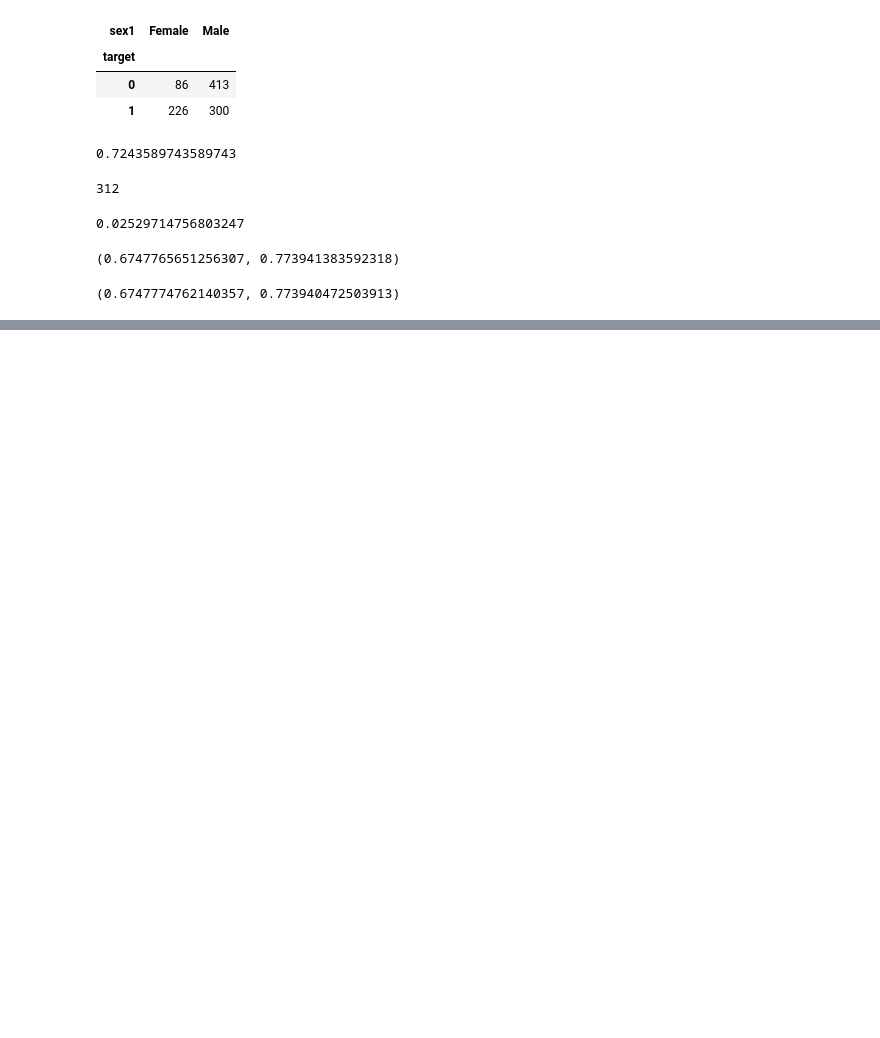
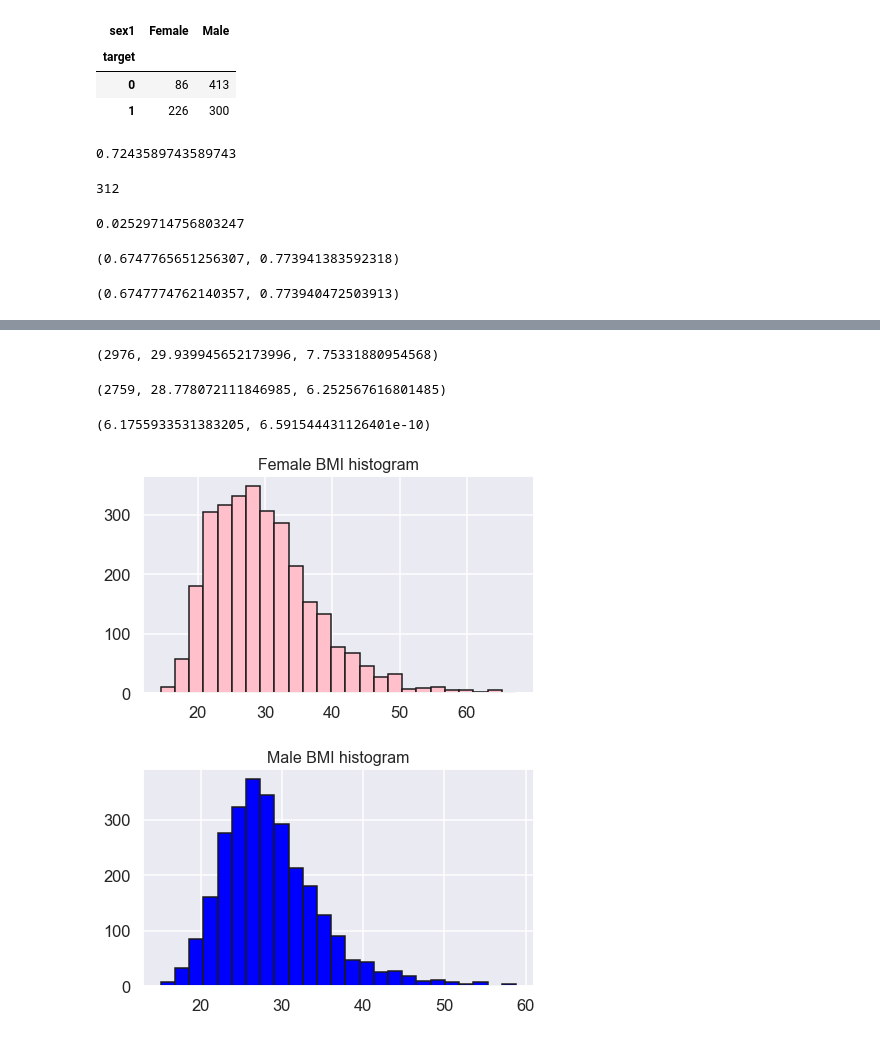
Before and after one commit to anantaw81/PYTHN-DataScience, a Jupyter notebook: Resume_Sesi10_InferentialStatistics/practice.ipynb, the cells around one changed output, grey strips where cells are left out. Cells and saved outputs as stored; diff of their text form; code cells hidden in the pictures; blank space fills up the shorter version.

```diff
--- a/Resume_Sesi10_InferentialStatistics/practice.ipynb
+++ b/Resume_Sesi10_InferentialStatistics/practice.ipynb
@@ -178,0 +358,4 @@ sm.stats.proportion_confint(n * p_fm, n)
+# %%
+url = "https://raw.githubusercontent.com/ardhiraka/PFDS_sources/master/nhanes_2015_2016.csv"
+da = pd.read_csv(url)
+da.head()
@@ -178,0 +370,36 @@ sm.stats.proportion_confint(n * p_fm, n)
+# %%
+females = da[da["RIAGENDR"] == 2]
+male = da[da["RIAGENDR"] == 1]
+# %%
+n1 = len(females)
+mu1 = females["BMXBMI"].mean()
+sd1 = females["BMXBMI"].std()
+
+(n1, mu1, sd1)
+# %% [output]
+(2976, 29.939945652173996, 7.75331880954568)
+# %%
+n1 = len(male)
+mu1 = male["BMXBMI"].mean()
+sd1 = male["BMXBMI"].std()
+
+(n1, mu1, sd1)
+# %% [output]
+(2759, 28.778072111846985, 6.252567616801485)
+# %%
+sm.stats.ztest(females["BMXBMI"].dropna(), male["BMXBMI"].dropna(),alternative='two-sided')
+# %% [output]
+(6.1755933531383205, 6.591544431126401e-10)
+# %%
+plt.figure(figsize=(7,4))
+plt.title("Female BMI histogram",fontsize=16)
+plt.hist(females["BMXBMI"].dropna(),edgecolor='k',color='pink',bins=25)
+plt.show()
+
+plt.figure(figsize=(7,4))
+plt.title("Male BMI histogram",fontsize=16)
+plt.hist(male["BMXBMI"].dropna(),edgecolor='k',color='blue',bins=25)
+plt.show()
+# %% [output]
+[figure, added]
+[figure, added]
```
Also changed, not shown: parts of 31 cells of this notebook, 2 other files.
